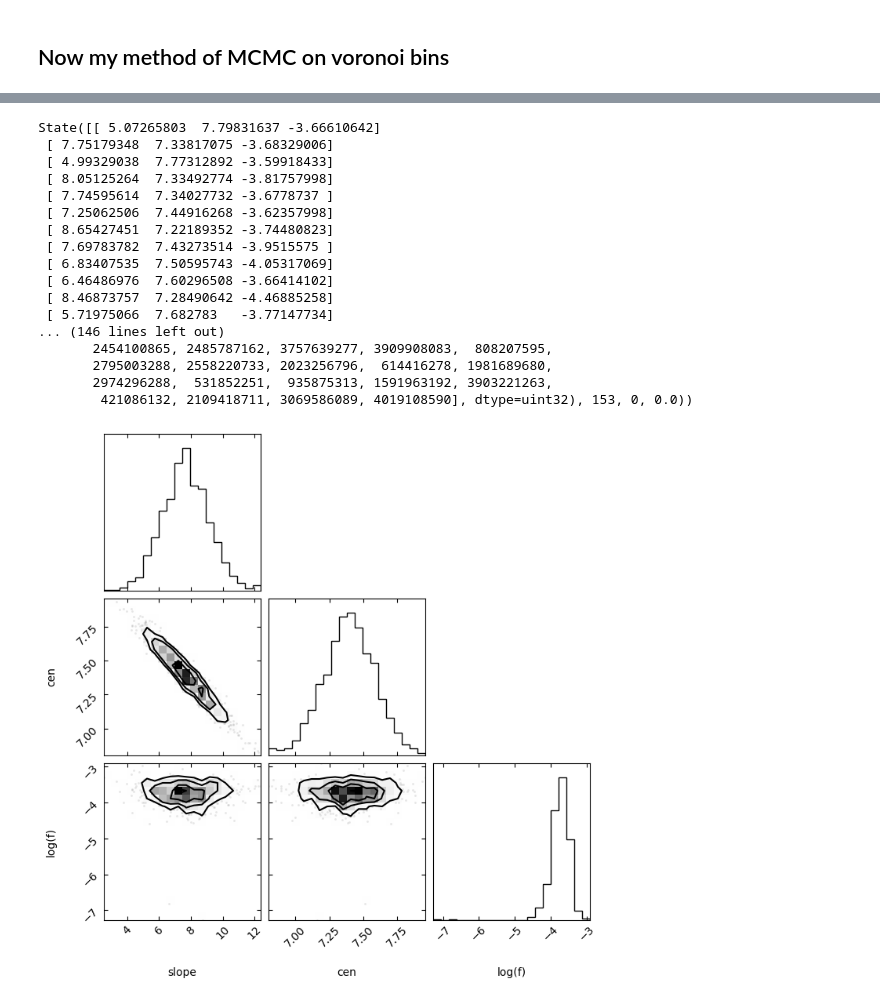
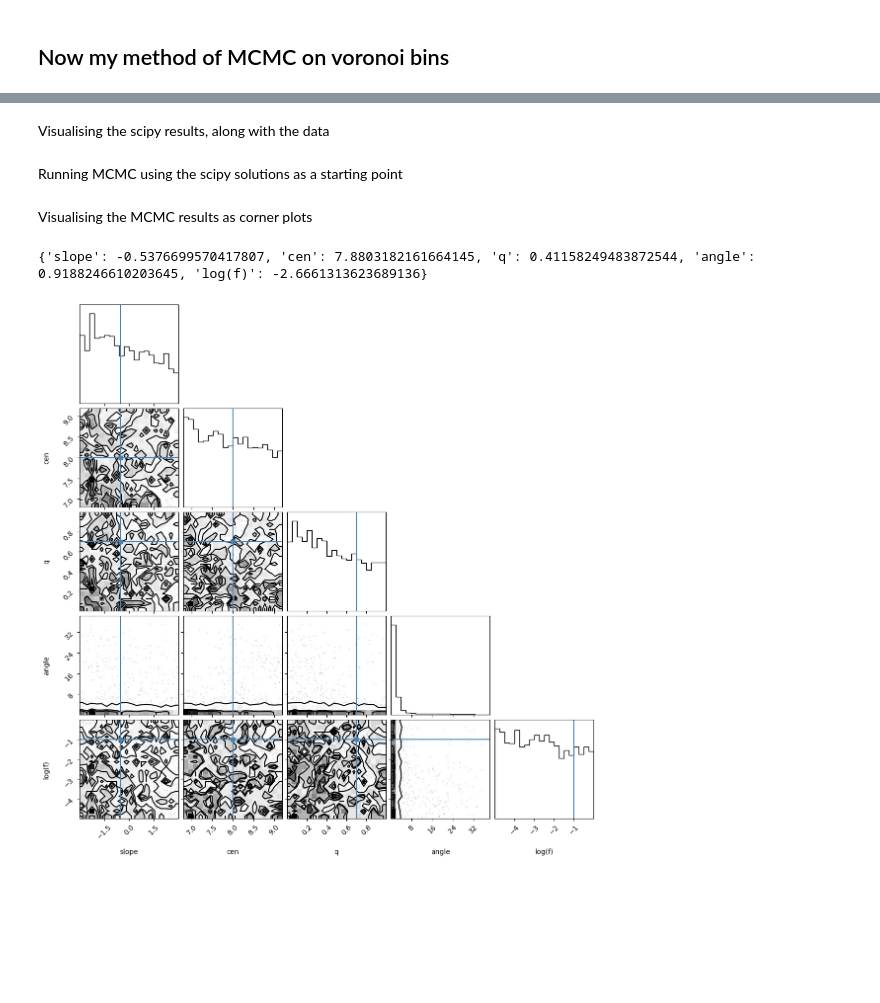
Before and after one commit to ayanacharyya/passage, a Jupyter notebook: lenstronomy_test.ipynb, the cells around one changed output, grey strips where cells are left out. Cells and saved outputs as stored; diff of their text form; code cells hidden in the pictures; blank space fills up the shorter version.

Commit message:
attempting to use mcmc

```diff
--- a/lenstronomy_test.ipynb
+++ b/lenstronomy_test.ipynb
@@ -294,10 +361,10 @@ def log_likelihood(params, x, y, yerr):
 # %%
-x = logOH_df['distance']
-y = logOH_df['log_OH']
-yerr = logOH_df['log_OH_u']
+bin_IDs_map = hdul['bin_id'].data
+bin_IDs_map = np.ma.masked_where(np.isnan(bin_IDs_map), bin_IDs_map)
 
-f_init = 0.1
-params_init = [kwargs_init[0]['slope'], kwargs_init[0]['cen'], np.log(f_init)]
+params_init = [-0.5, 8, 0.7, 45, -1] # [slope, Z_cen, q=1-ellipticity, position angle in deg, log_f]
+bounds = [(-3, 3), (7, 9), (0.01, 1), (0, 180), (-5, 0)]
+#bounds = [(None, None), (None, None), (0.1, 1), (None, None), (None, None)]
 ndim = len(params_init)
 nwalkers = 32
-niter = 200
+niter = 5000
@@ -321,0 +382,2 @@ plt.legend()
+# %% [markdown]
+Visualising the scipy results, along with the data
@@ -322,28 +386,18 @@ plt.legend()
+# %% [markdown]
+Running MCMC using the scipy solutions as a starting point
 # %%
-pos = soln.x + 1e-4 * np.random.randn(nwalkers, ndim)
-sampler = emcee.EnsembleSampler(nwalkers, ndim, log_likelihood, args=(x, y, yerr))
-sampler.run_mcmc(pos, niter, progress=True)
+pos = params_init + 1e-4 * np.random.randn(nwalkers, ndim)
+sampler = emcee.EnsembleSampler(nwalkers, ndim, log_likelihood, args=(logOH_df, light_map, psf_array, bin_IDs_map))
+dummy = sampler.run_mcmc(pos, niter, progress=True)
-# %% [output]
-State([[ 5.07265803  7.79831637 -3.66610642]
- [ 7.75179348  7.33817075 -3.68329006]
- [ 4.99329038  7.77312892 -3.59918433]
- [ 8.05125264  7.33492774 -3.81757998]
- [ 7.74595614  7.34027732 -3.6778737 ]
- [ 7.25062506  7.44916268 -3.62357998]
- [ 8.65427451  7.22189352 -3.74480823]
- [ 7.69783782  7.43273514 -3.9515575 ]
- [ 6.83407535  7.50595743 -4.05317069]
- [ 6.46486976  7.60296508 -3.66414102]
- [ 8.46873757  7.28490642 -4.46885258]
- [ 5.71975066  7.682783   -3.77147734]
-... (146 lines left out)
-       2454100865, 2485787162, 3757639277, 3909908083,  808207595,
-       2795003288, 2558220733, 2023256796,  614416278, 1981689680,
-       2974296288,  531852251,  935875313, 1591963192, 3903221263,
-        421086132, 2109418711, 3069586089, 4019108590], dtype=uint32), 153, 0, 0.0))
+# %% [markdown]
+Visualising the MCMC results as corner plots
 # %%
 flat_samples = sampler.get_chain(discard=100, thin=15, flat=True)
-labels = ['slope', 'cen', 'log(f)']
-fig = corner.corner(flat_samples, labels=labels, truths=params_init)
+labels = ['slope', 'cen', 'q', 'angle', 'log(f)']
+fig_corner = corner.corner(flat_samples, labels=labels, truths=params_init)
+
+best_fit_params = [np.median(flat_samples[:, item]) for item in range(np.shape(flat_samples)[1])]
+print(dict(zip(labels, best_fit_params)))
 # %% [output]
+{'slope': -0.5376699570417807, 'cen': 7.8803182161664145, 'q': 0.41158249483872544, 'angle': 0.9188246610203645, 'log(f)': -2.6661313623689136}
-[figure, old version]
+[figure, new version]
```
Also changed, not shown: parts of 18 cells of this notebook, 1 other file.
